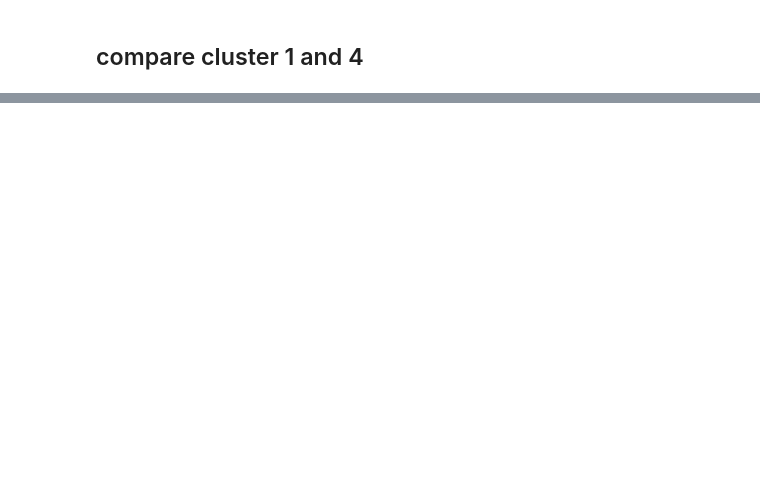
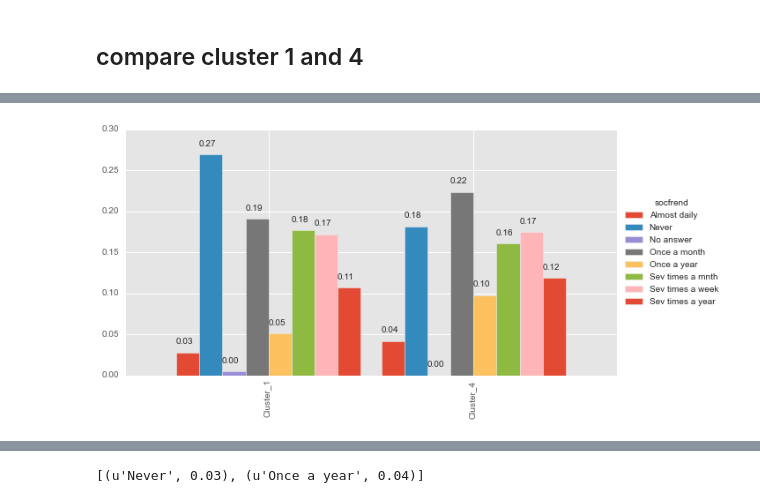
Before and after one commit to banjopickin/women_workforce, a Jupyter notebook: heat_map_analysis.ipynb, the cells around one changed output, grey strips where cells are left out. Saved outputs shown, nothing was run; the diff lists cells and outputs as text; code cells hidden in the pictures; blank space fills up the shorter version.

```diff
--- a/heat_map_analysis.ipynb
+++ b/heat_map_analysis.ipynb
@@ -121,0 +140,5 @@ Index([u'coninc', u'age', u'educom', u'degree', u'sphrs1', u'partyid',
+# %%
+socfrnd = two_bar(df,1,4,'socfrend')
+socfrnd
+# %% [output]
+[figure, added]
@@ -121,0 +148,4 @@ Index([u'coninc', u'age', u'educom', u'degree', u'sphrs1', u'partyid',
+# %%
+cluster_ztest_df(socfrnd)
+# %% [output]
+[(u'Never', 0.03), (u'Once a year', 0.04)]
```
Also changed, not shown: parts of 18 cells of this notebook, 1 other file.
